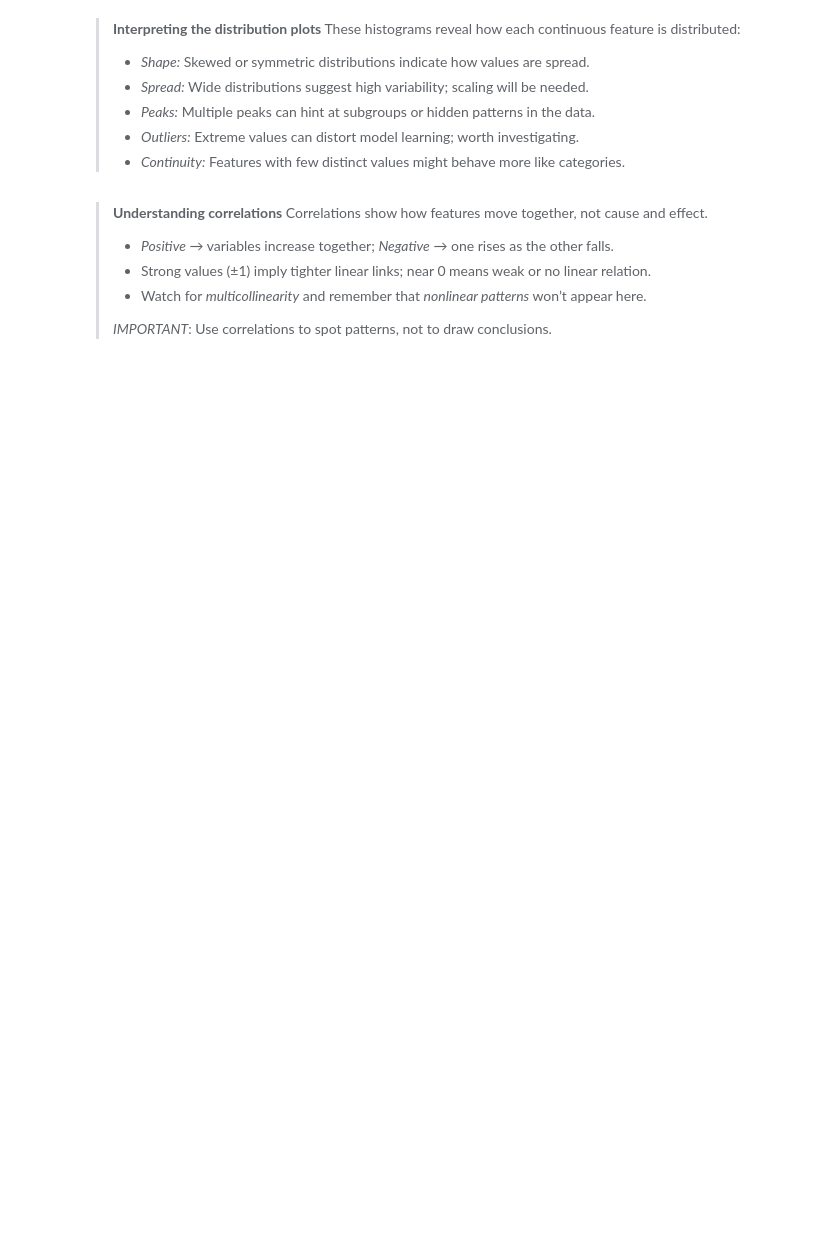
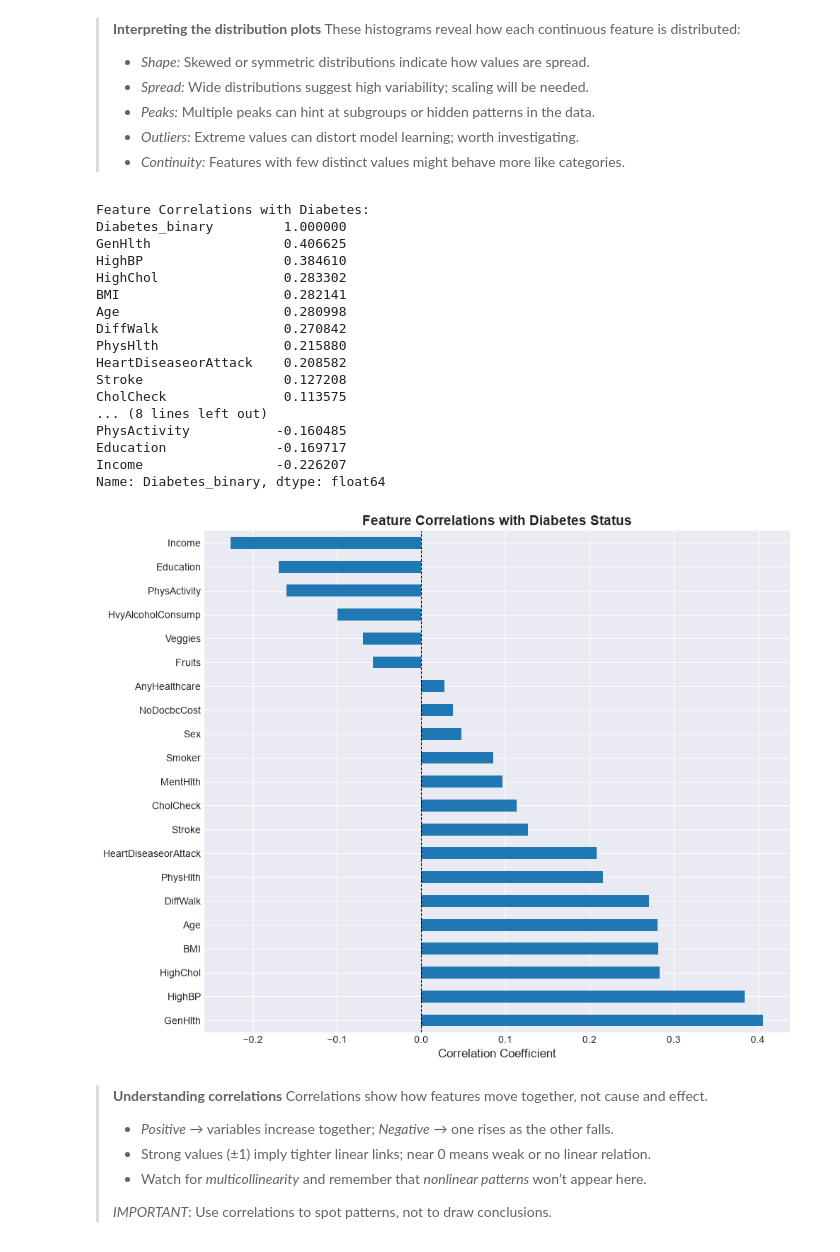
Before and after one commit to EduardoNicacio/Udacity_Deep_Learning_P1_Diabetes_Risk_Prediction_with_PyTorch, a Jupyter notebook: starter-kit/diabetes_prediction_mlp.ipynb, the cells around one changed output. Drawn from its saved outputs; the diff is of its cells as text; code cells hidden in the pictures; blank space fills up the shorter version.

```diff
--- a/starter-kit/diabetes_prediction_mlp.ipynb
+++ b/starter-kit/diabetes_prediction_mlp.ipynb
@@ -255,28 +329,47 @@ plt.show()
 > - *Outliers:* Extreme values can distort model learning; worth investigating.
 > - *Continuity:* Features with few distinct values might behave more like categories.
 # %%
-# TODO 5: Analyze correlation between features and the target variable
+# Analyze correlation between features and the target variable
 # HINT: Correlation coefficients measure linear relationships between variables (-1 to +1).
 #       You need to compute pairwise correlations between all features, then focus on
 #       correlations between each feature and your target variable. DataFrames can compute
 #       correlation matrices, and you can select specific columns from the result.
 # REFERENCE: https://pandas.pydata.org/docs/reference/frame.html
 # Strong correlations indicate features that may be predictive of diabetes
 
 # Compute correlation with target
-correlations =  # ------- Add your code here
+correlations = df.corr()['Diabetes_binary'].sort_values(ascending=False)
 
 print("Feature Correlations with Diabetes:")
 print(correlations)
 
 # Visualize top correlations
 fig, ax = plt.subplots(figsize=(10, 8))
 correlations[1:].plot(kind='barh', ax=ax)  # Exclude self-correlation
 ax.set_xlabel('Correlation Coefficient', fontsize=12)
 ax.set_title('Feature Correlations with Diabetes Status', fontsize=14, fontweight='bold')
 ax.axvline(x=0, color='black', linestyle='--', linewidth=0.8)
 plt.tight_layout()
 plt.show()
+# %% [output]
+Feature Correlations with Diabetes:
+Diabetes_binary         1.000000
+GenHlth                 0.406625
+HighBP                  0.384610
+HighChol                0.283302
+BMI                     0.282141
+Age                     0.280998
+DiffWalk                0.270842
+PhysHlth                0.215880
+HeartDiseaseorAttack    0.208582
+Stroke                  0.127208
+CholCheck               0.113575
+... (8 lines left out)
+PhysActivity           -0.160485
+Education              -0.169717
+Income                 -0.226207
+Name: Diabetes_binary, dtype: float64
+[figure, added]
 # %% [markdown]
 > **Understanding correlations** Correlations show how features move together, not cause and effect.
 > - *Positive* → variables increase together; *Negative* → one rises as the other falls.
```
Also changed, not shown: parts of 39 cells of this notebook, 1 other file.
